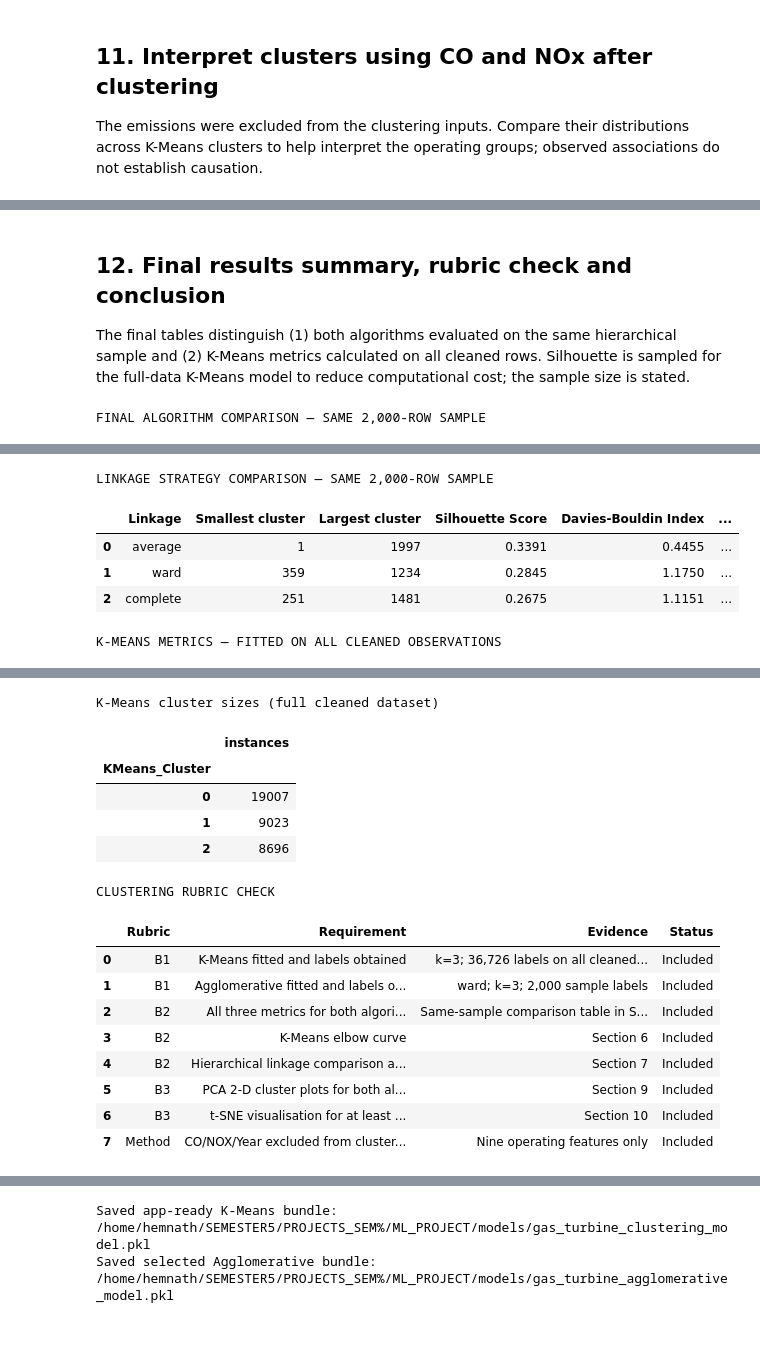
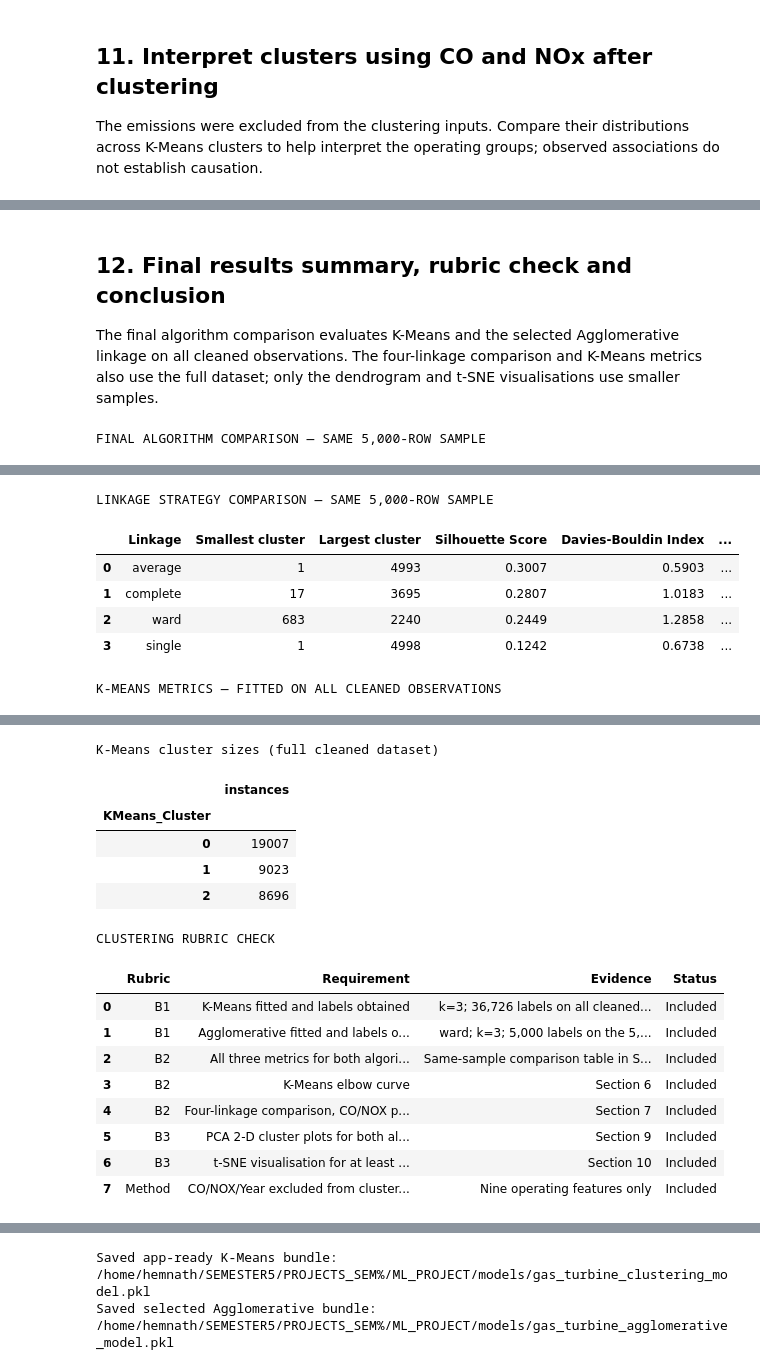
Before and after one commit to hemnath-28/ML-Evaulation-, a Jupyter notebook: notebooks/clustering.ipynb, the cells around one changed output, grey strips where cells are left out. Saved outputs shown, nothing was run; the diff lists cells and outputs as text; code cells hidden in the pictures; blank space fills up the shorter version.

```diff
--- a/notebooks/clustering.ipynb
+++ b/notebooks/clustering.ipynb
@@ -330,10 +420,14 @@ Agglomerative clustering can require substantially more memory and computation t
 # %%
 # One reproducible sample is used for all hierarchical linkage and same-sample model comparisons.
-HIERARCHICAL_SAMPLE_SIZE = min(2000, len(df))
-sample_positions = np.sort(np.random.RandomState(RANDOM_STATE).choice(len(df), size=HIERARCHICAL_SAMPLE_SIZE, replace=False))
+HIERARCHICAL_SAMPLE_SIZE = min(5_000, len(df))
+sample_positions = np.sort(
+    np.random.RandomState(RANDOM_STATE).choice(
+        len(df), size=HIERARCHICAL_SAMPLE_SIZE, replace=False
+    )
+)
 sample_df = df.iloc[sample_positions].copy()
 X_hier = X_scaled[sample_positions]
 
-print("Rows used for hierarchical clustering:", len(sample_df))
+print("Rows used for hierarchical clustering:", len(X_hier))
 print("Rows used to fit final K-Means:", len(df))
 # %% [output]
@@ -343,7 +437,7 @@ Rows used to fit final K-Means: 36726
 linkage_results = []
 hier_labels = {}
 
-for linkage_name in ["ward", "complete", "average"]:
+for linkage_name in ["ward", "complete", "average", "single"]:
     agg = AgglomerativeClustering(n_clusters=KMEANS_K, linkage=linkage_name)
     labels = agg.fit_predict(X_hier)
     hier_labels[linkage_name] = labels
@@ -411,14 +507,14 @@ For a fair algorithm comparison, evaluate K-Means and the selected Agglomerative
 print("Agglomerative linkage used:", AGG_LINKAGE)
 
 X_eval = X_hier
-# Both algorithms are refitted/evaluated on the exact same sample for a fair comparison.
-kmeans_eval = KMeans(n_clusters=KMEANS_K, random_state=RANDOM_STATE, n_init=10)
-kmeans_eval_labels = kmeans_eval.fit_predict(X_eval)
+# Reuse labels from the K-Means model fitted on all cleaned observations.
+kmeans_eval_labels = kmeans_labels[sample_positions]
+# Fit Agglomerative only on the 5,000-row hierarchical sample.
 agg_final = AgglomerativeClustering(n_clusters=KMEANS_K, linkage=AGG_LINKAGE)
 agg_labels = agg_final.fit_predict(X_eval)
 
 evaluation_rows = []
-for model_name, labels in [("K-Means", kmeans_eval_labels), (f"Agglomerative ({AGG_LINKAGE})", agg_labels)]:
+for model_name, labels in [("K-Means (fit on all rows)", kmeans_eval_labels), (f"Agglomerative ({AGG_LINKAGE})", agg_labels)]:
     evaluation_rows.append({
         "Algorithm": model_name,
         "Rows evaluated": len(X_eval),
@@ -529,7 +688,7 @@ Median CO and NOX per cluster:
 # %% [markdown]
 ## 12. Final results summary, rubric check and conclusion
 
-The final tables distinguish (1) both algorithms evaluated on the same hierarchical sample and (2) K-Means metrics calculated on all cleaned rows. Silhouette is sampled for the full-data K-Means model to reduce computational cost; the sample size is stated.
+The final algorithm comparison evaluates K-Means and the selected Agglomerative linkage on all cleaned observations. The four-linkage comparison and K-Means metrics also use the full dataset; only the dendrogram and t-SNE visualisations use smaller samples.
 # %%
 print(f"FINAL ALGORITHM COMPARISON — SAME {len(X_eval):,}-ROW SAMPLE")
 display(evaluation_df.round(4))
@@ -537,12 +696,11 @@ display(evaluation_df.round(4))
 print(f"LINKAGE STRATEGY COMPARISON — SAME {len(X_hier):,}-ROW SAMPLE")
 display(linkage_results_df.round(4))
 
-# Full-dataset K-Means metrics: Silhouette is estimated on a fixed sample, other two metrics use all rows.
+# Reuse the full-data Silhouette result already calculated for the selected k.
 full_km_metrics = {
     "Algorithm": f"K-Means (k={KMEANS_K}) — full cleaned dataset",
     "Rows fitted": len(df),
-    "Silhouette evaluation rows": SILHOUETTE_SAMPLE_SIZE,
-    "Silhouette Score (sample estimate)": silhouette_score(X_scaled[eval_positions], kmeans_labels[eval_positions]),
+    "Silhouette Score (all rows)": float(k_table.loc[k_table["k"] == KMEANS_K, "Silhouette (all rows)"].iloc[0]),
     "Davies-Bouldin Index (all rows)": davies_bouldin_score(X_scaled, kmeans_labels),
     "Calinski-Harabasz Index (all rows)": calinski_harabasz_score(X_scaled, kmeans_labels),
 }
@@ -552,5 +710,5 @@ display(pd.DataFrame([full_km_metrics]).round(4))
 print("K-Means cluster sizes (full cleaned dataset)")
 display(df["KMeans_Cluster"].value_counts().sort_index().to_frame("instances"))
 # %% [output]
-FINAL ALGORITHM COMPARISON — SAME 2,000-ROW SAMPLE
+FINAL ALGORITHM COMPARISON — SAME 5,000-ROW SAMPLE
 |  | Algorithm | Rows evaluated | Number of clusters | Smallest cluster | Silhouette Score | ... |
@@ -559,6 +717,7 @@ FINAL ALGORITHM COMPARISON — SAME 2,000-ROW SAMPLE
-LINKAGE STRATEGY COMPARISON — SAME 2,000-ROW SAMPLE
+LINKAGE STRATEGY COMPARISON — SAME 5,000-ROW SAMPLE
 |  | Linkage | Smallest cluster | Largest cluster | Silhouette Score | Davies-Bouldin Index | ... |
-| 0 | average | 1 | 1997 | 0.3391 | 0.4455 | ... |
-| 1 | ward | 359 | 1234 | 0.2845 | 1.1750 | ... |
-| 2 | complete | 251 | 1481 | 0.2675 | 1.1151 | ... |
+| 0 | average | 1 | 4993 | 0.3007 | 0.5903 | ... |
+| 1 | complete | 17 | 3695 | 0.2807 | 1.0183 | ... |
+| 2 | ward | 683 | 2240 | 0.2449 | 1.2858 | ... |
+| 3 | single | 1 | 4998 | 0.1242 | 0.6738 | ... |
 K-MEANS METRICS — FITTED ON ALL CLEANED OBSERVATIONS
@@ -578,10 +737,10 @@ def status(ok):
 
 rubric_matrix = pd.DataFrame([
     ["B1", "K-Means fitted and labels obtained", f"k={KMEANS_K}; {len(kmeans_labels):,} labels on all cleaned rows", status(len(kmeans_labels) == len(df))],
-    ["B1", "Agglomerative fitted and labels obtained", f"{AGG_LINKAGE}; k={KMEANS_K}; {len(agg_labels):,} sample labels", status(len(agg_labels) == len(X_eval))],
+    ["B1", "Agglomerative fitted and labels obtained", f"{AGG_LINKAGE}; k={KMEANS_K}; {len(agg_labels):,} labels on the 5,000-row sample", status(len(agg_labels) == len(X_eval))],
     ["B2", "All three metrics for both algorithms", "Same-sample comparison table in Section 8", status(all(c in evaluation_df.columns for c in ["Silhouette Score", "Davies-Bouldin Index", "Calinski-Harabasz Index"]))],
     ["B2", "K-Means elbow curve", "Section 6", "Included"],
-    ["B2", "Hierarchical linkage comparison and dendrogram", "Section 7", "Included"],
+    ["B2", "Four-linkage comparison, CO/NOX profiles and dendrogram", "Section 7", "Included"],
     ["B3", "PCA 2-D cluster plots for both algorithms", "Section 9", "Included"],
     ["B3", "t-SNE visualisation for at least one algorithm", "Section 10", "Included"],
     ["Method", "CO/NOX/Year excluded from clustering inputs", "Nine operating features only", status(not (set(operating_features) & set(emission_features + ["Year"])))],
@@ -592,10 +751,10 @@ display(rubric_matrix)
 CLUSTERING RUBRIC CHECK
 |  | Rubric | Requirement | Evidence | Status |
 | 0 | B1 | K-Means fitted and labels obtained | k=3; 36,726 labels on all cleaned... | Included |
-| 1 | B1 | Agglomerative fitted and labels o... | ward; k=3; 2,000 sample labels | Included |
+| 1 | B1 | Agglomerative fitted and labels o... | ward; k=3; 5,000 labels on the 5,... | Included |
 | 2 | B2 | All three metrics for both algori... | Same-sample comparison table in S... | Included |
 | 3 | B2 | K-Means elbow curve | Section 6 | Included |
-| 4 | B2 | Hierarchical linkage comparison a... | Section 7 | Included |
+| 4 | B2 | Four-linkage comparison, CO/NOX p... | Section 7 | Included |
 | 5 | B3 | PCA 2-D cluster plots for both al... | Section 9 | Included |
 | 6 | B3 | t-SNE visualisation for at least ... | Section 10 | Included |
 | 7 | Method | CO/NOX/Year excluded from cluster... | Nine operating features only | Included |
```
Also changed, not shown: parts of 37 cells of this notebook.
